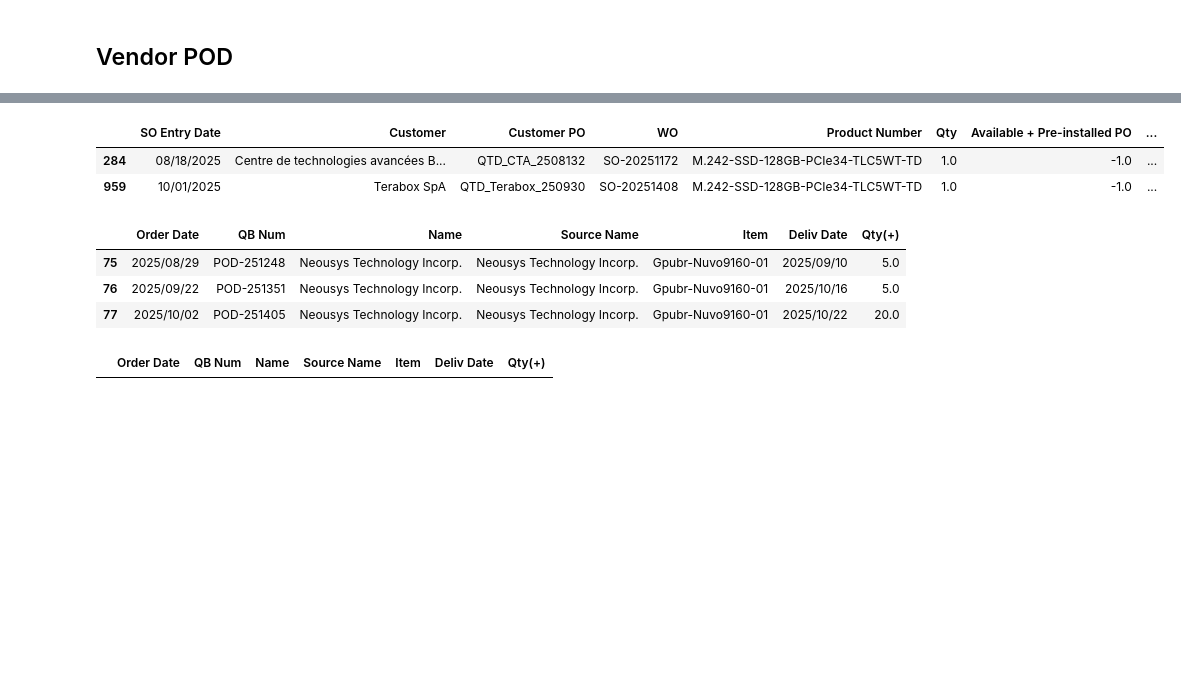
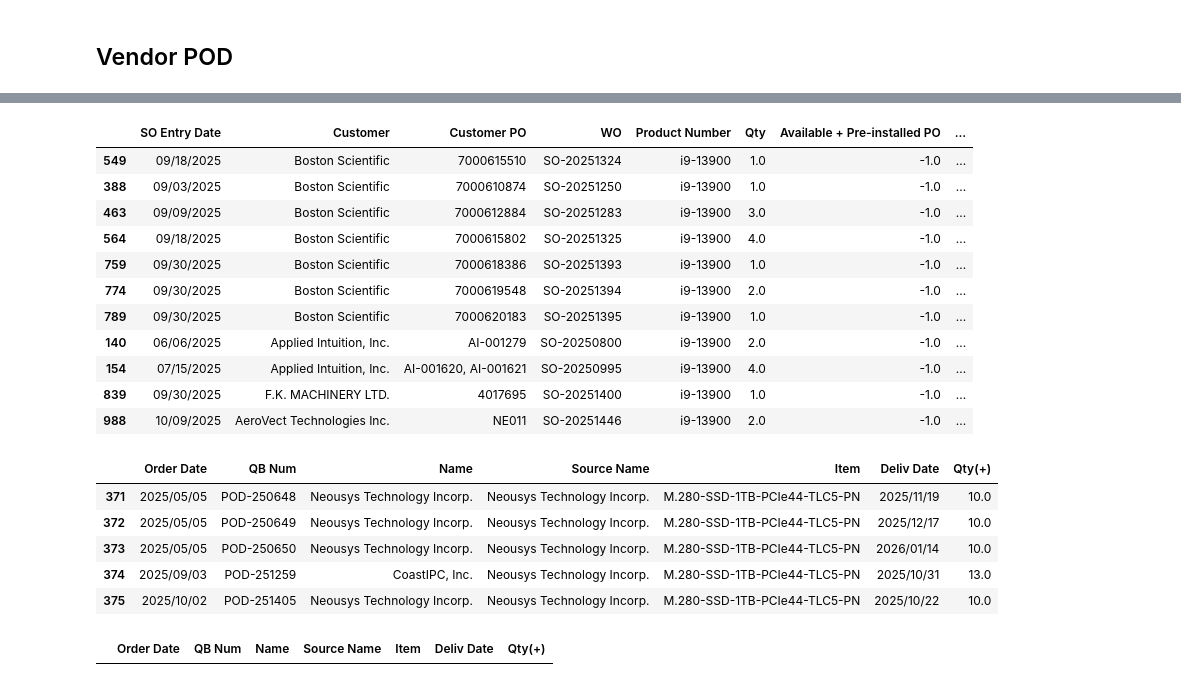
Before and after one commit to playoung2818/ERP_System, a Jupyter notebook: ERP_Dashboard.ipynb, the cells around one changed output, grey strips where cells are left out. Drawn from its saved outputs; the diff is of its cells as text; code cells hidden in the pictures; blank space fills up the shorter version.

```diff
--- a/ERP_Dashboard.ipynb
+++ b/ERP_Dashboard.ipynb
@@ -475,18 +443,29 @@ NT_Shipping.loc[NT_Shipping['Model Name'] == 'mPCIeHS-BTWifi-WT-6218']
 # %%
-filtered_df = ERP_df[ERP_df['Product Number'] == 'M.242-SSD-128GB-PCIe34-TLC5WT-TD'].sort_values(by='Lead Time',ascending=True)
+filtered_df = ERP_df[ERP_df['Product Number'] == 'i9-13900'].sort_values(by='Lead Time',ascending=True)
 filtered_df
 # %% [output]
 |  | SO Entry Date | Customer | Customer PO | WO | Product Number | Qty | Available + Pre-installed PO | ... |
-| 284 | 08/18/2025 | Centre de technologies avancées B... | QTD_CTA_2508132 | SO-20251172 | M.242-SSD-128GB-PCIe34-TLC5WT-TD | 1.0 | -1.0 | ... |
-| 959 | 10/01/2025 | Terabox SpA | QTD_Terabox_250930 | SO-20251408 | M.242-SSD-128GB-PCIe34-TLC5WT-TD | 1.0 | -1.0 | ... |
+| 549 | 09/18/2025 | Boston Scientific | 7000615510 | SO-20251324 | i9-13900 | 1.0 | -1.0 | ... |
+| 388 | 09/03/2025 | Boston Scientific | 7000610874 | SO-20251250 | i9-13900 | 1.0 | -1.0 | ... |
+| 463 | 09/09/2025 | Boston Scientific | 7000612884 | SO-20251283 | i9-13900 | 3.0 | -1.0 | ... |
+| 564 | 09/18/2025 | Boston Scientific | 7000615802 | SO-20251325 | i9-13900 | 4.0 | -1.0 | ... |
+| 759 | 09/30/2025 | Boston Scientific | 7000618386 | SO-20251393 | i9-13900 | 1.0 | -1.0 | ... |
+| 774 | 09/30/2025 | Boston Scientific | 7000619548 | SO-20251394 | i9-13900 | 2.0 | -1.0 | ... |
+| 789 | 09/30/2025 | Boston Scientific | 7000620183 | SO-20251395 | i9-13900 | 1.0 | -1.0 | ... |
+| 140 | 06/06/2025 | Applied Intuition, Inc. | AI-001279 | SO-20250800 | i9-13900 | 2.0 | -1.0 | ... |
+| 154 | 07/15/2025 | Applied Intuition, Inc. | AI-001620, AI-001621 | SO-20250995 | i9-13900 | 4.0 | -1.0 | ... |
+| 839 | 09/30/2025 | F.K. MACHINERY LTD. | 4017695 | SO-20251400 | i9-13900 | 1.0 | -1.0 | ... |
+| 988 | 10/09/2025 | AeroVect Technologies Inc. | NE011 | SO-20251446 | i9-13900 | 2.0 | -1.0 | ... |
 # %%
 pod = df = pd.read_sql_table("Open_Purchase_Orders", con=engine, schema="public")
-pod.loc[pod['Item'] == 'Gpubr-Nuvo9160-01']
+pod.loc[pod['Item'] == 'M.280-SSD-1TB-PCIe44-TLC5-PN']
 # %% [output]
 |  | Order Date | QB Num | Name | Source Name | Item | Deliv Date | Qty(+) |
-| 75 | 2025/08/29 | POD-251248 | Neousys Technology Incorp. | Neousys Technology Incorp. | Gpubr-Nuvo9160-01 | 2025/09/10 | 5.0 |
-| 76 | 2025/09/22 | POD-251351 | Neousys Technology Incorp. | Neousys Technology Incorp. | Gpubr-Nuvo9160-01 | 2025/10/16 | 5.0 |
-| 77 | 2025/10/02 | POD-251405 | Neousys Technology Incorp. | Neousys Technology Incorp. | Gpubr-Nuvo9160-01 | 2025/10/22 | 20.0 |
+| 371 | 2025/05/05 | POD-250648 | Neousys Technology Incorp. | Neousys Technology Incorp. | M.280-SSD-1TB-PCIe44-TLC5-PN | 2025/11/19 | 10.0 |
+| 372 | 2025/05/05 | POD-250649 | Neousys Technology Incorp. | Neousys Technology Incorp. | M.280-SSD-1TB-PCIe44-TLC5-PN | 2025/12/17 | 10.0 |
+| 373 | 2025/05/05 | POD-250650 | Neousys Technology Incorp. | Neousys Technology Incorp. | M.280-SSD-1TB-PCIe44-TLC5-PN | 2026/01/14 | 10.0 |
+| 374 | 2025/09/03 | POD-251259 | CoastIPC, Inc. | Neousys Technology Incorp. | M.280-SSD-1TB-PCIe44-TLC5-PN | 2025/10/31 | 13.0 |
+| 375 | 2025/10/02 | POD-251405 | Neousys Technology Incorp. | Neousys Technology Incorp. | M.280-SSD-1TB-PCIe44-TLC5-PN | 2025/10/22 | 10.0 |
 # %%
 pod.loc[pod['QB Num'] == 'Adapter-Active-DP-HDMI-BENFEI']
 # %% [output]
```
Also changed, not shown: parts of 11 cells of this notebook, 3 other files.
